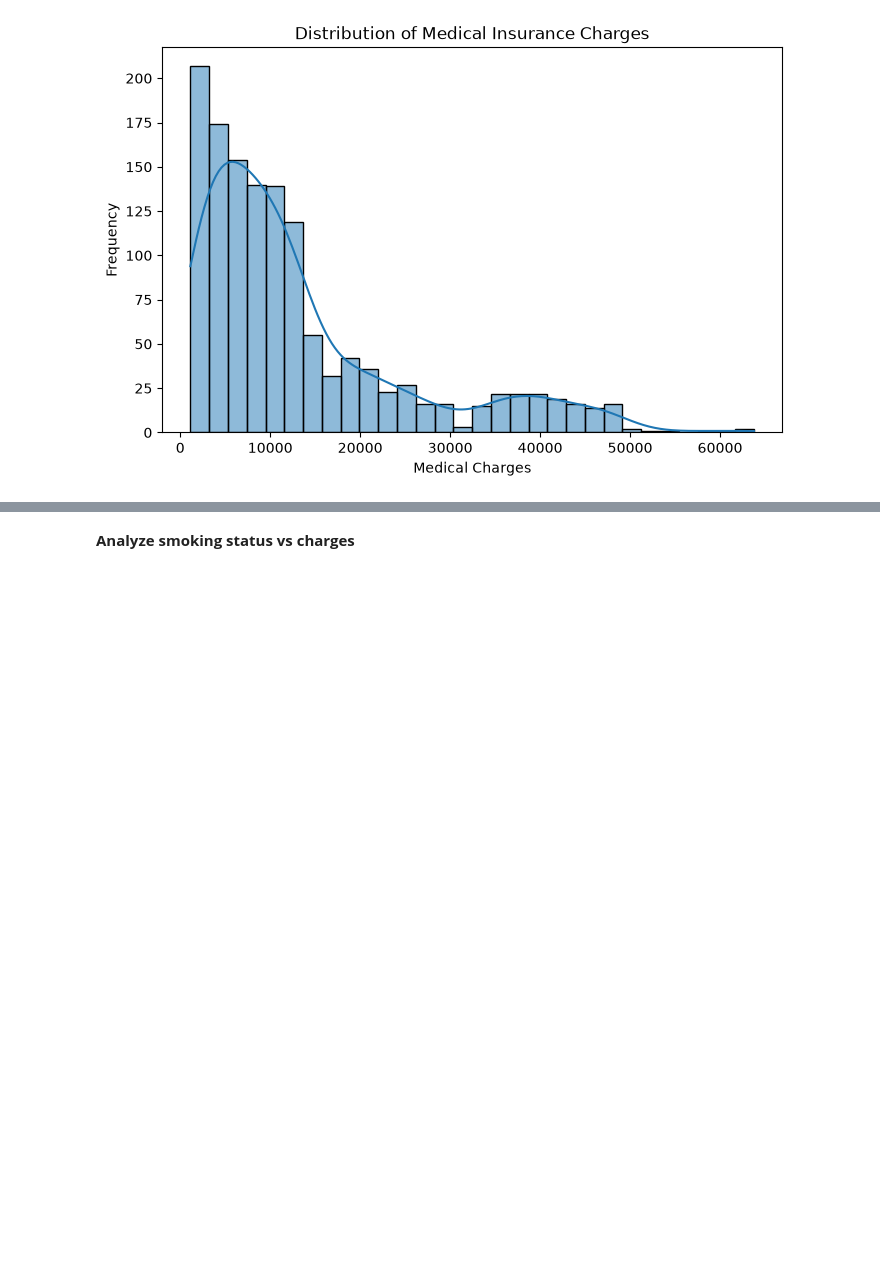
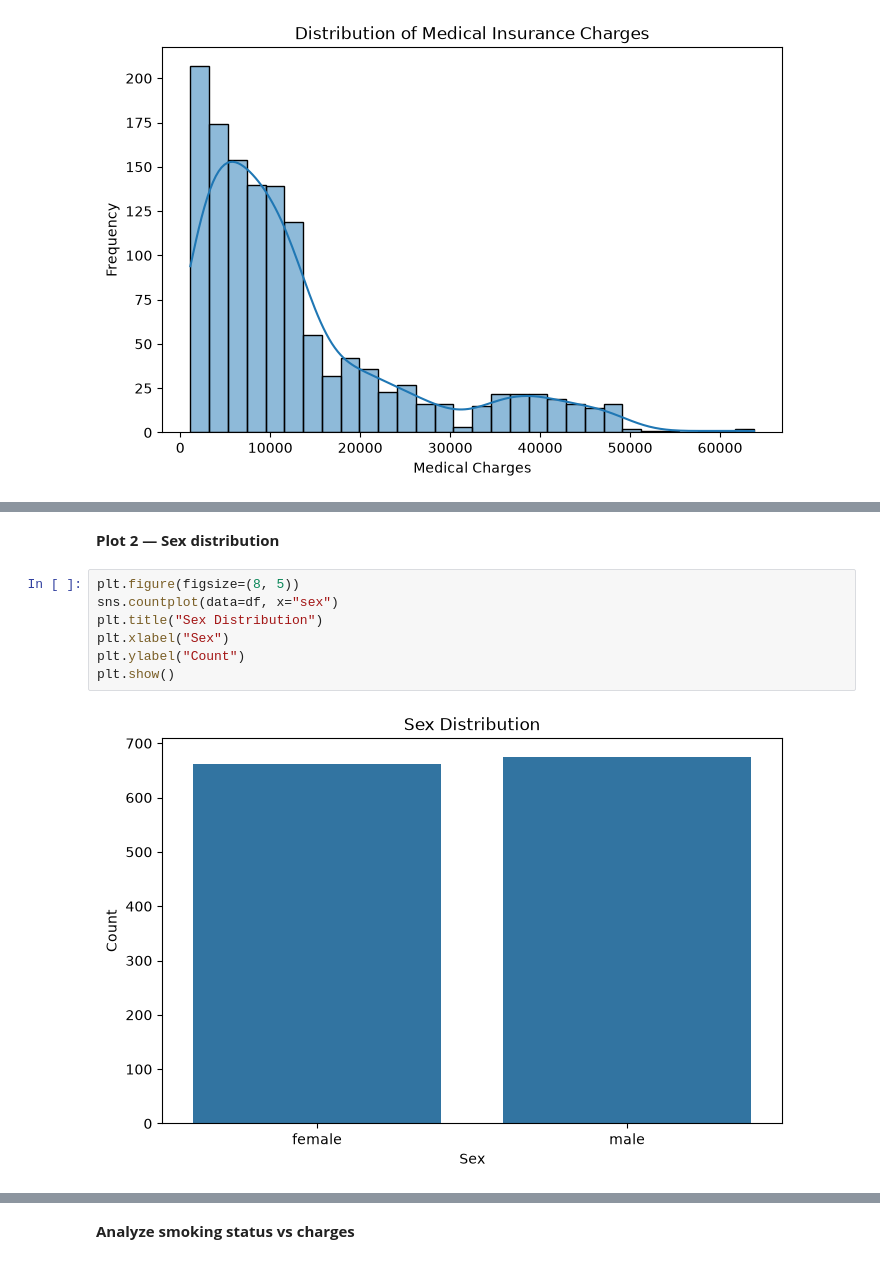
Before and after one commit to bobby2228/insurence, a Jupyter notebook: Notebook/insurance_analysis.ipynb, the cells around one changed output, grey strips where cells are left out. Cells and saved outputs as stored; diff of their text form; blank space fills up the shorter version.

```diff
--- a/Notebook/insurance_analysis.ipynb
+++ b/Notebook/insurance_analysis.ipynb
@@ -203,0 +217,11 @@ plt.show()
+# %% [markdown]
+**Plot 2 — Sex distribution**
+# %%
+plt.figure(figsize=(8, 5))
+sns.countplot(data=df, x="sex")
+plt.title("Sex Distribution")
+plt.xlabel("Sex")
+plt.ylabel("Count")
+plt.show()
+# %% [output]
+[figure, added]
```
Also changed, not shown: parts of 85 cells of this notebook.
